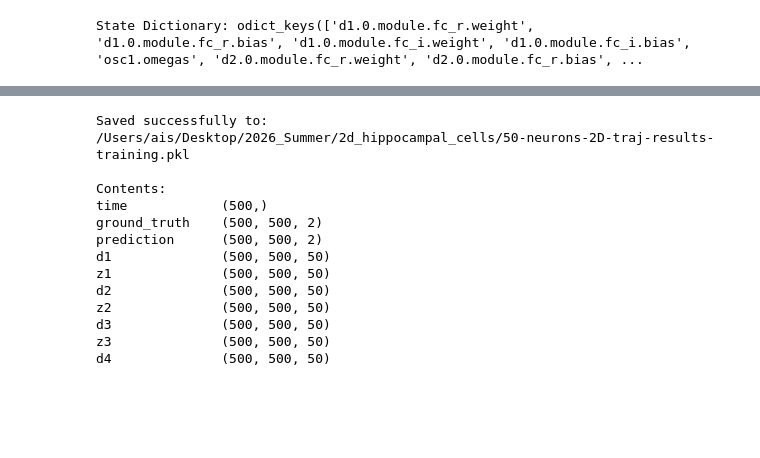
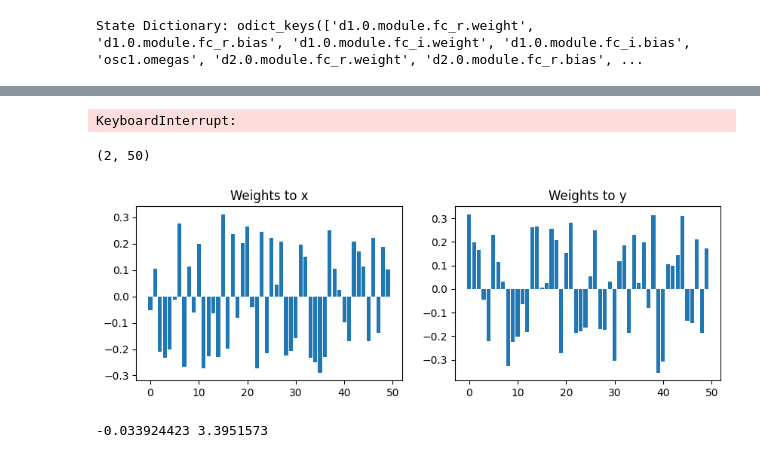
Before and after one commit to Sindhuramrutha/2d_hippocampal_cells, a Jupyter notebook: 2D-place-cell-generation-code/2d_grid_traning_secured-saved training.ipynb, the cells around one changed output, grey strips where cells are left out. Saved outputs shown, nothing was run; the diff lists cells and outputs as text; code cells hidden in the pictures; blank space fills up the shorter version.

```diff
--- a/2D-place-cell-generation-code/2d_grid_traning_secured-saved training.ipynb
+++ b/2D-place-cell-generation-code/2d_grid_traning_secured-saved training.ipynb
@@ -1170,7 +1326,7 @@ import pickle
 save_folder = "/Users/ais/Desktop/2026_Summer/2d_hippocampal_cells"
 os.makedirs(save_folder, exist_ok=True)
 
-save_file = "50-neurons-2D-traj-results-training.pkl"
+save_file = "10-traj-results-training.pkl"
 save_path = os.path.join(save_folder, save_file)
 
 results = {
@@ -1203,17 +1359,30 @@ for key, value in results.items():
     else:
         print(f"{key:15s} {len(value)}")
 # %% [output]
-Saved successfully to:
-/Users/ais/Desktop/2026_Summer/2d_hippocampal_cells/50-neurons-2D-traj-results-training.pkl
-
-Contents:
-time            (500,)
-ground_truth    (500, 500, 2)
-prediction      (500, 500, 2)
-d1              (500, 500, 50)
-z1              (500, 500, 50)
-d2              (500, 500, 50)
-z2              (500, 500, 50)
-d3              (500, 500, 50)
-z3              (500, 500, 50)
-d4              (500, 500, 50)
+KeyboardInterrupt:
+# %%
+W = model.pos_out[0].weight.detach().cpu().numpy()
+
+print(W.shape)
+# %% [output]
+(2, 50)
+# %%
+import matplotlib.pyplot as plt
+
+plt.figure(figsize=(10,3))
+
+plt.subplot(1,2,1)
+plt.bar(range(50), W[0])
+plt.title("Weights to x")
+
+plt.subplot(1,2,2)
+plt.bar(range(50), W[1])
+plt.title("Weights to y")
+
+plt.show()
+# %% [output]
+[figure, added]
+# %%
+print(d4_out.min(), d4_out.max())
+# %% [output]
+-0.033924423 3.3951573
```
Also changed, not shown: parts of 9 cells of this notebook, 9 other files.
